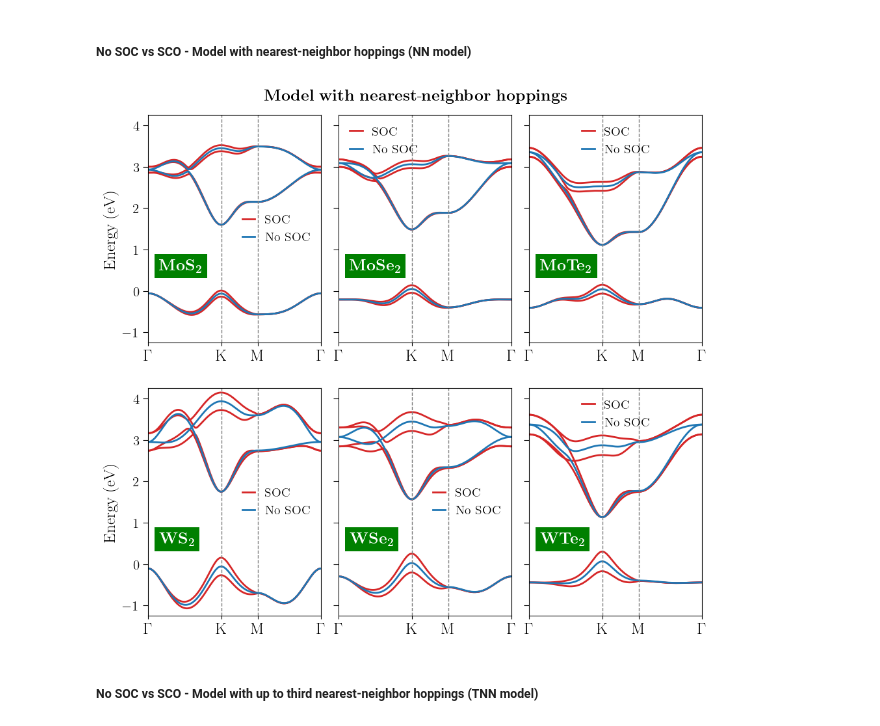
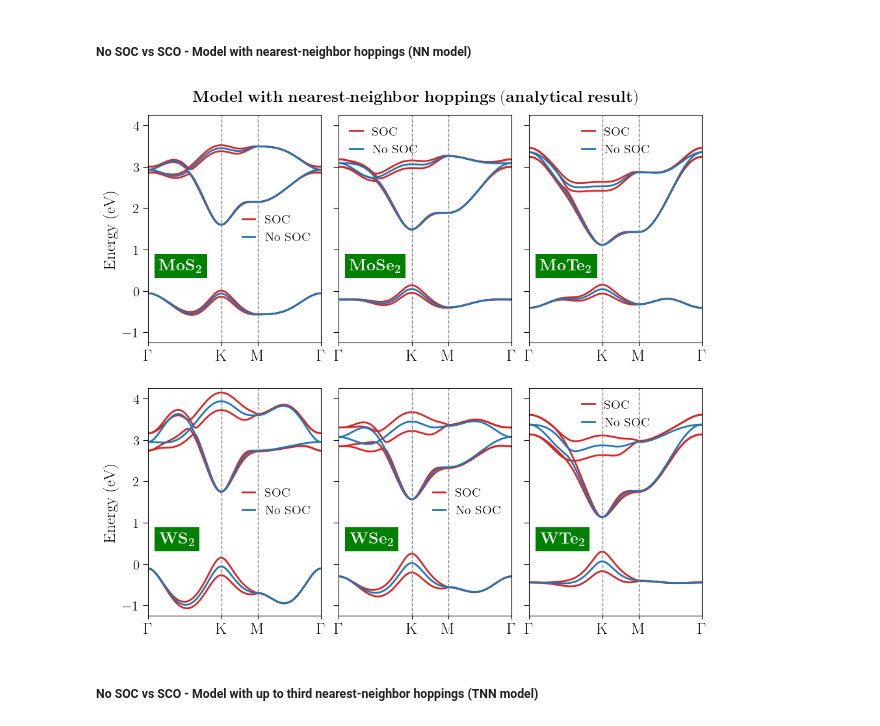
Before and after one commit to KJohnmar/INL-OBELIX-2026, a Jupyter notebook: TMDs/TMDs-monolayers.ipynb, the cells around one changed output. Drawn from its saved outputs; the diff is of its cells as text; code cells hidden in the pictures.

```diff
--- a/TMDs/TMDs-monolayers.ipynb
+++ b/TMDs/TMDs-monolayers.ipynb
@@ -1133,35 +1133,35 @@ def main_BandStructure_1N_analytically():
     plot_BandStructure_TMDs_analytically(ax2, k_axis, HS_axis, bands, bands_soc, name="MoSe2", option="SOCvsNoSOC")
 
     _, _, bands = calculate_TMDs_analytically(n_pts=100, name="MoTe2", HS_points=HS_points, TB_model="1N", fit_parameter="GGA", soc=False)
     _, _, bands_soc = calculate_TMDs_analytically(n_pts=100, name="MoTe2", HS_points=HS_points, TB_model="1N", fit_parameter="GGA", soc=True)
     plot_BandStructure_TMDs_analytically(ax3, k_axis, HS_axis, bands, bands_soc, name="MoTe2", option="SOCvsNoSOC")
 
     _, _, bands = calculate_TMDs_analytically(n_pts=100, name="WS2", HS_points=HS_points, TB_model="1N", fit_parameter="GGA", soc=False)
     _, _, bands_soc = calculate_TMDs_analytically(n_pts=100, name="WS2", HS_points=HS_points, TB_model="1N", fit_parameter="GGA", soc=True)
     plot_BandStructure_TMDs_analytically(ax4, k_axis, HS_axis, bands, bands_soc, name="WS2", option="SOCvsNoSOC")
 
     _, _, bands = calculate_TMDs_analytically(n_pts=100, name="WSe2", HS_points=HS_points, TB_model="1N", fit_parameter="GGA", soc=False)
     _, _, bands_soc = calculate_TMDs_analytically(n_pts=100, name="WSe2", HS_points=HS_points, TB_model="1N", fit_parameter="GGA", soc=True)
     plot_BandStructure_TMDs_analytically(ax5, k_axis, HS_axis, bands, bands_soc, name="WSe2", option="SOCvsNoSOC")
 
     _, _, bands = calculate_TMDs_analytically(n_pts=100, name="WTe2", HS_points=HS_points, TB_model="1N", fit_parameter="GGA", soc=False)
     _, _, bands_soc = calculate_TMDs_analytically(n_pts=100, name="WTe2", HS_points=HS_points, TB_model="1N", fit_parameter="GGA", soc=True)
     plot_BandStructure_TMDs_analytically(ax6, k_axis, HS_axis, bands, bands_soc, name="WTe2", option="SOCvsNoSOC")
 
-    fig.suptitle(r"$\mathbf{Model\ with\ nearest\text{-}neighbor\ hoppings}$", fontsize=18, fontweight=900, y=0.92)
+    fig.suptitle(r"$\mathbf{Model\ with\ nearest\text{-}neighbor\ hoppings\ (analytical\ result)}$", fontsize=18, fontweight=900, y=0.92)
 
     # 5. Finalization
     plt.tight_layout()
     #plt.subplots_adjust(left=0.05, right=0.95, bottom=0.05, top=0.95,
     #                      hspace=0.4, wspace=0.4)
 
     plt.show()
     plt.close()
 
 if __name__ == "__main__":
     main_BandStructure_1N_analytically()
 # %% [output]
-[figure, old version]
+[figure, new version]
 # %% [markdown]
 ##### __No SOC vs SCO - Model with up to third nearest-neighbor hoppings (TNN model)__
 # %%
```
Also changed, not shown: parts of 11 cells of this notebook.
